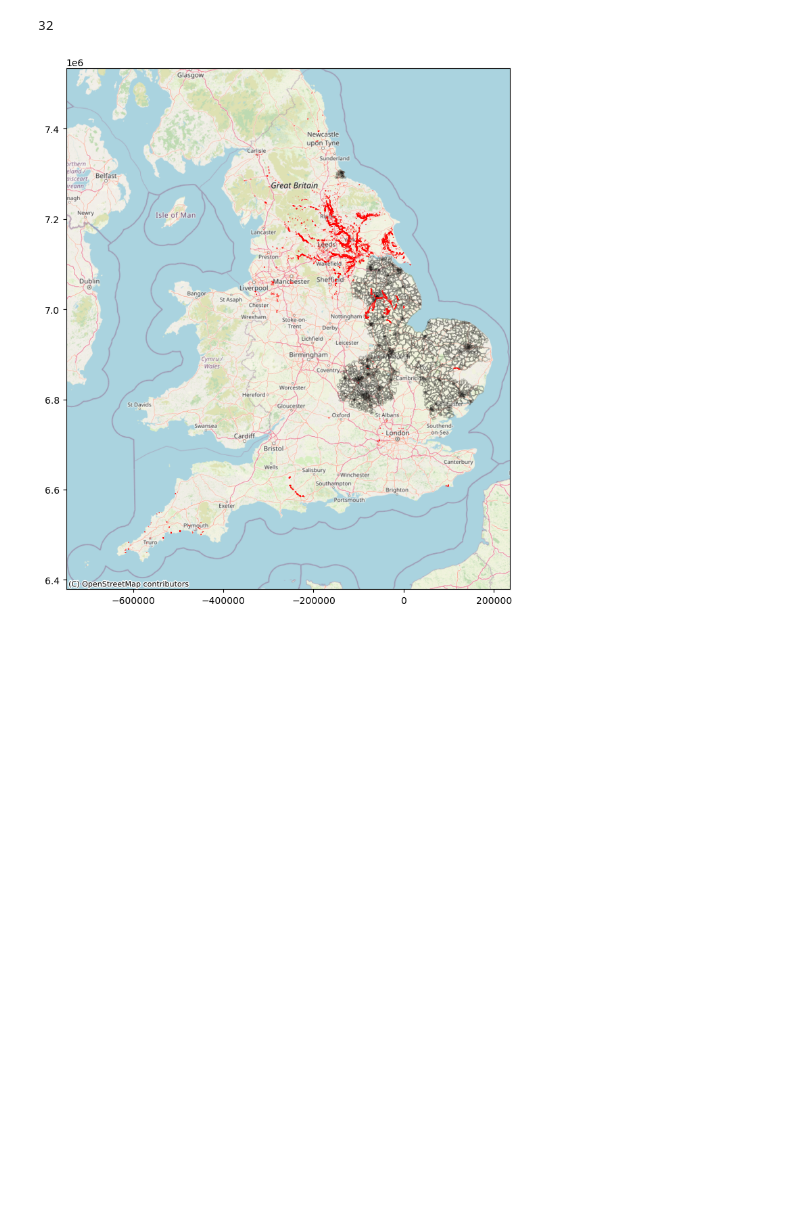
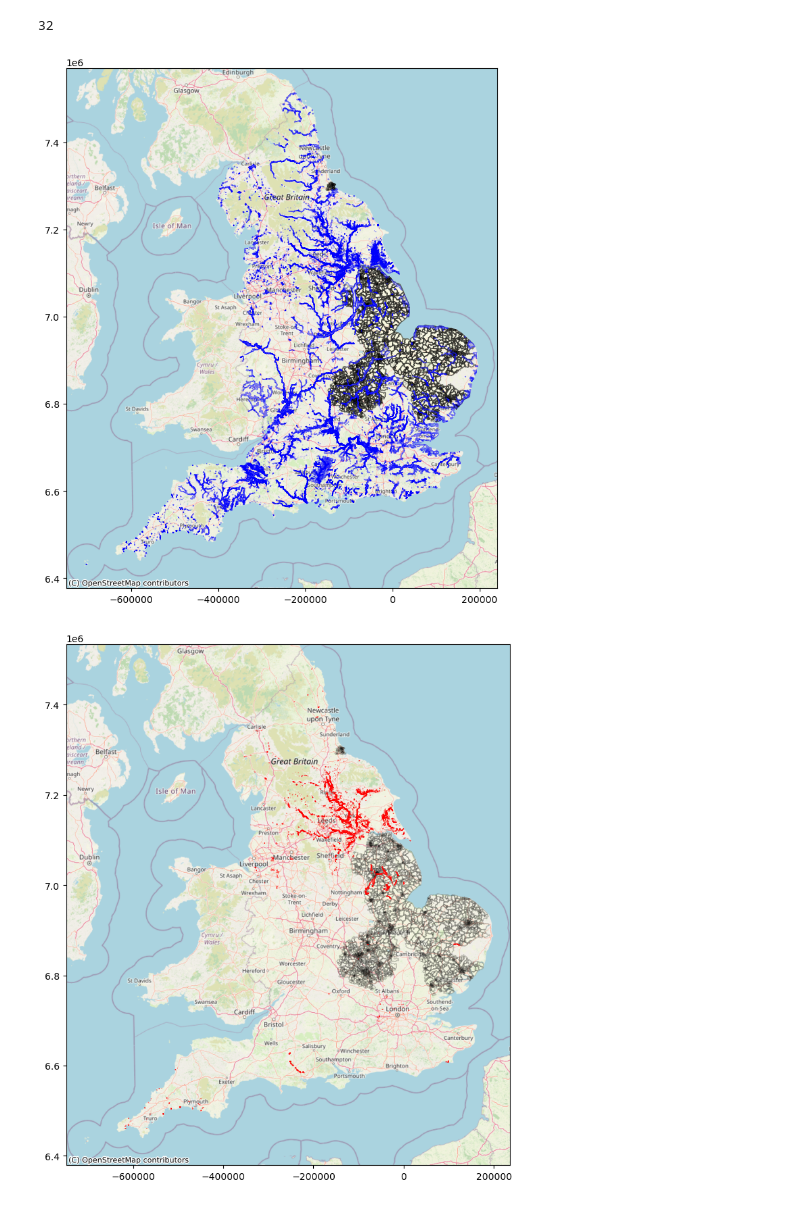
Before and after one commit to YinRachel/flood_water_DRL, a Jupyter notebook: 1_prepare/9_geo_data.ipynb, the cells around one changed output. Drawn from its saved outputs; the diff is of its cells as text; code cells hidden in the pictures; blank space fills up the shorter version.

Commit message:
floods extraction

```diff
--- a/1_prepare/9_geo_data.ipynb
+++ b/1_prepare/9_geo_data.ipynb
@@ -290,6 +128,14 @@ num = len(additional_flood_20km)
 num
 # %% [output]
 32
+# %%
+fig,ax = plt.subplots(figsize = (10,10))
+DMA_shp.plot(ax=ax,color='lightyellow',edgecolor='black', alpha = 0.5)
+flood_shp.plot(ax=ax,color='lightyellow',edgecolor='blue', alpha = 0.5)
+ctx.add_basemap(ax, source=ctx.providers.OpenStreetMap.Mapnik)
+plt.show()
+# %% [output]
+[figure, added]
 # %%
 fig,ax = plt.subplots(figsize = (10,10))
 DMA_shp.plot(ax=ax,color='lightyellow',edgecolor='black', alpha = 0.2)
```
Also changed, not shown: parts of 6 cells of this notebook, 4 other files.
